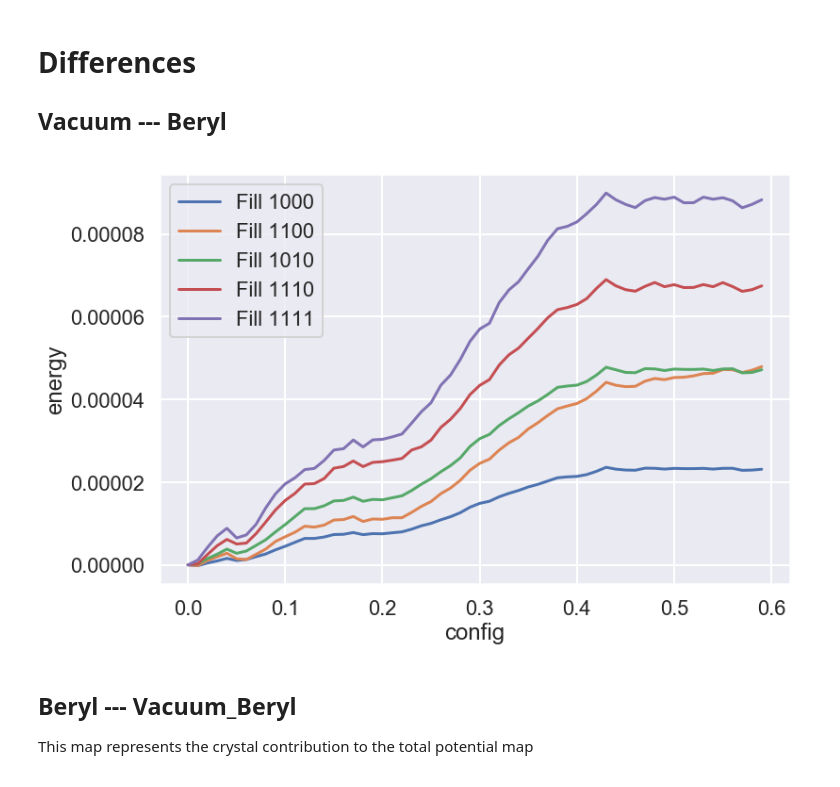
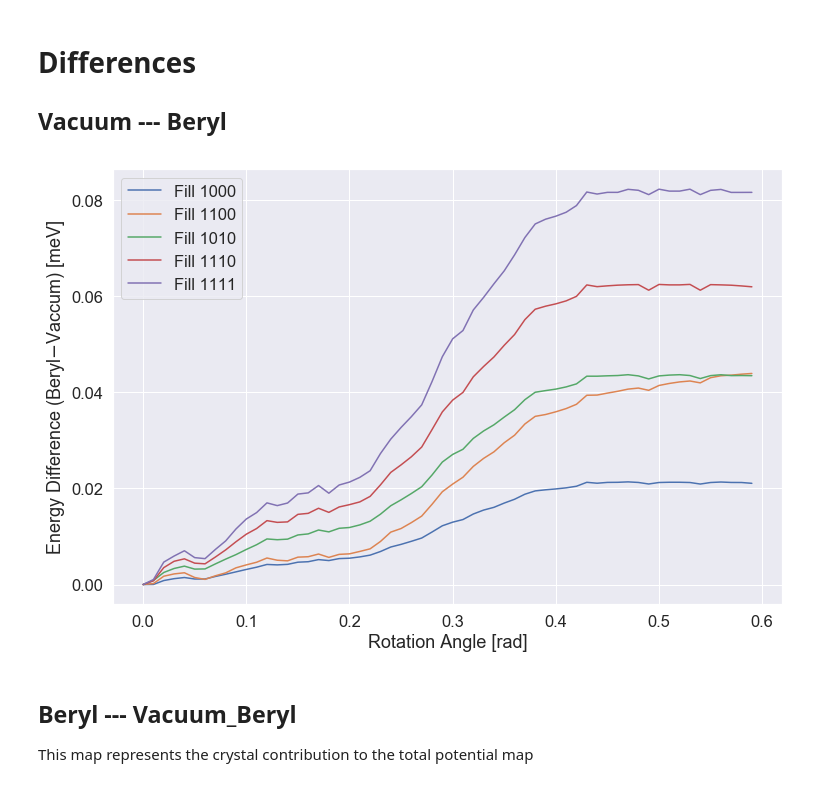
Before and after one commit to gvermillion/msc_thesis, a Jupyter notebook: potential_map/difference_analysis/difference_analysis.ipynb, the cells around one changed output. Cells and saved outputs as stored; diff of their text form; code cells hidden in the pictures.

```diff
--- a/potential_map/difference_analysis/difference_analysis.ipynb
+++ b/potential_map/difference_analysis/difference_analysis.ipynb
@@ -10,10 +10,11 @@ import seaborn as sns
 import pickle as pkl
 import matplotlib.pyplot as plt
 import matplotlib.gridspec as gridspec
+from scipy.optimize import curve_fit
 pd.options.mode.chained_assignment = None # Suppresses annoying warning
 
 sns.set(font_scale=1.5)
-sns.set_context("poster")
+#sns.set_context("poster")
 # %% [markdown]
 # Load Appropriate Dataframes
 # %%
@@ -59,27 +60,33 @@ def take_difference(df1,df2,fill):
     df2_fill = zero_energy(filter_by_fill(fill,df2))
 
     df_diff = df1_fill.copy()
-    df_diff['energy'] = get_energy_differences(df1_fill,df2_fill)
+    df_diff['energy'] = get_energy_differences(df1_fill,df2_fill)*10**3
 
     return df_diff
 
-def plot_differences(df1,df2):
+def plot_differences(df1,df2,scaled=False):
     fig = plt.figure(figsize=(12,8))
     ax = plt.gca()
-
-    fills = set(df1.fill.values)
-    for fill in fills:
+    fills = list(set(df1.fill.values))
+    scales = [1.,2.,2.,3.,4.]
+    for fill,scale in zip(fills,scales):
         df = take_difference(df1,df2,fill)
-        sns.lineplot(x='config',y='energy',ax=ax,
-                     data=df,label='Fill {}'.format(fill))
+        if scaled:
+            df.energy *= 1./scale
+            sns.lineplot(x='config',y='energy',ax=ax,
+                         data=df,label='Fill {}'.format(fill),palette=colors)
+        else:
+            sns.lineplot(x='config',y='energy',ax=ax,
+                         data=df,label='Fill {}'.format(fill),palette=colors)
+    ax.set(xlabel='Rotation Angle [rad]',ylabel='Energy Difference (Beryl$-$Vaccum) [meV]')
 # %% [markdown]
 # Differences
 
 ## Vacuum --- Beryl
 # %%
-plot_differences(df_fine_sweep,df_vacuum)
+plot_differences(df_fine_sweep,df_vacuum_beryl)
 # %% [output]
-[figure, old version]
+[figure, new version]
 # %% [markdown]
 ## Beryl --- Vacuum_Beryl
 
```
Also changed, not shown: parts of 11 cells of this notebook, 5 other files.
